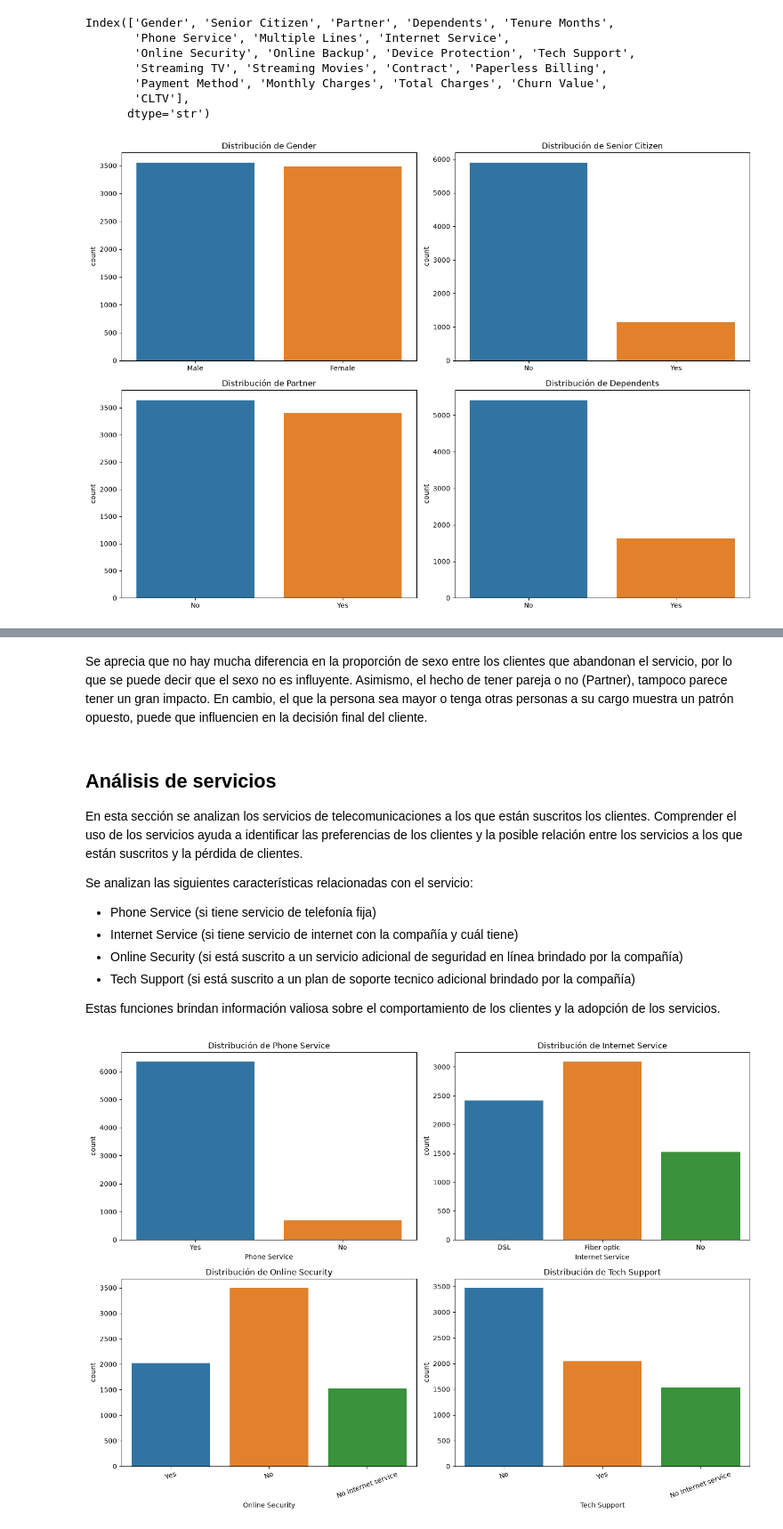
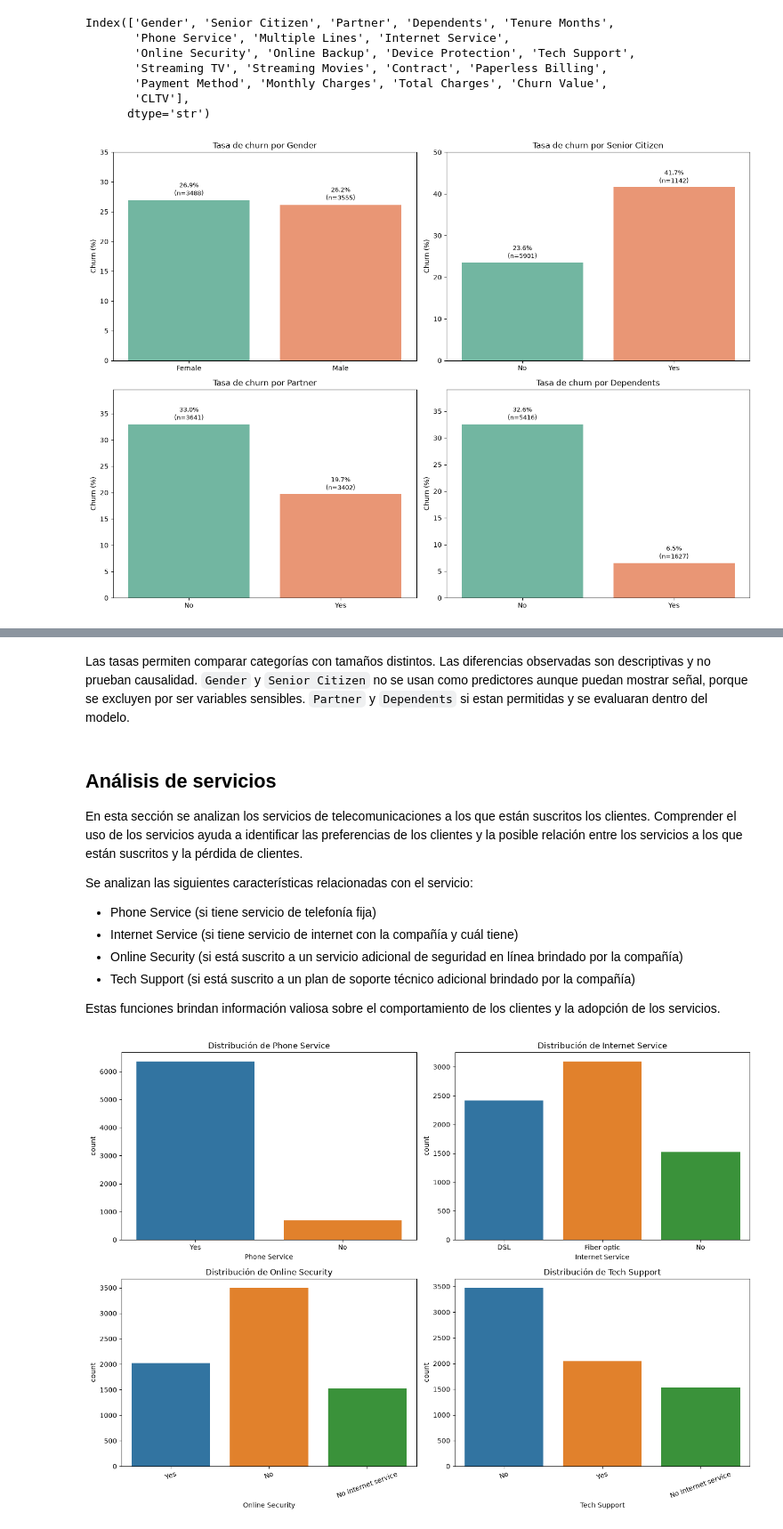
Before and after one commit to Sinoombre/IA-Parcial-2, a Jupyter notebook: data/EDA.ipynb, the cells around one changed output, grey strips where cells are left out. Shown at 89% size. Cells and saved outputs as stored; diff of their text form; code cells hidden in the pictures.

```diff
--- a/data/EDA.ipynb
+++ b/data/EDA.ipynb
@@ -310,53 +282,33 @@ Index(['Gender', 'Senior Citizen', 'Partner', 'Dependents', 'Tenure Months',
        'CLTV'],
       dtype='str')
 # %%
-fig , axis = plt.subplots(2,2,figsize=(14,10))
-#gender
-sns.countplot(
-    x='Gender',
-    data=df,
-    hue='Gender',
-    ax=axis[0,0]
-)
-axis[0,0].set_title('Distribución de Gender')
-axis[0,0].set_xlabel('')
-axis[0,0].set_ylabel('count')
+demograficas = ['Gender', 'Senior Citizen', 'Partner', 'Dependents']
 
-#senior citizen
-
-sns.countplot(
-    x='Senior Citizen',
-    data=df,
-    hue='Senior Citizen',
-    ax=axis[0,1]
-)
-axis[0,1].set_title('Distribución de Senior Citizen')
-axis[0,1].set_xlabel('')
-axis[0,1].set_ylabel('count')
-
-#partner
-sns.countplot(
-    x='Partner',
-    data=df,
-    hue='Partner',
-    ax=axis[1,0]
-)
-axis[1,0].set_title('Distribución de Partner')
-axis[1,0].set_xlabel('')
-axis[1,0].set_ylabel('count')
-
-#Dependents
-sns.countplot(
-    x='Dependents',
-    data=df,
-    hue='Dependents',
-    ax=axis[1,1]
-)
-axis[1,1].set_title('Distribución de Dependents')
-axis[1,1].set_xlabel('')
-axis[1,1].set_ylabel('count')
-
+fig, axis = plt.subplots(2, 2, figsize=(14, 10))
+for eje, variable in zip(axis.ravel(), demograficas):
+    tabla = df.groupby(variable, dropna=False)['Churn Value'].agg(
+        clientes='size', churners='sum', tasa_churn='mean'
+    ).reset_index()
+    tabla['tasa_churn_pct'] = tabla['tasa_churn'] * 100
+    sns.barplot(data=tabla, x=variable, y='tasa_churn_pct', hue=variable,
+                legend=False, ax=eje, palette='Set2')
+    eje.set_title(f'Tasa de churn por {variable}')
+    eje.set_xlabel('')
+    eje.set_ylabel('Churn (%)')
+    eje.set_ylim(0, max(35, tabla['tasa_churn_pct'].max() * 1.2))
+    for indice, fila in tabla.iterrows():
+        eje.text(indice, fila['tasa_churn_pct'] + 0.5,
+                 f"{fila['tasa_churn_pct']:.1f}%\n(n={int(fila['clientes'])})",
+                 ha='center', va='bottom', fontsize=9)
 plt.tight_layout()
 plt.show()
+
+for variable in demograficas:
+    tabla = df.groupby(variable, dropna=False)['Churn Value'].agg(
+        clientes='size', churners='sum', tasa_churn='mean'
+    ).reset_index()
+    tabla['tasa_churn_pct'] = tabla['tasa_churn'] * 100
+    print(f'\n{variable}')
+    print(tabla.to_string(index=False, formatters={'tasa_churn_pct': '{:.2f}'.format}))
 # %% [output]
-[figure, old version]
+[figure, new version]
@@ -363,5 +334,5 @@ plt.show()
 # %% [markdown]
-Se aprecia que no hay mucha diferencia en la proporción de sexo entre los clientes que abandonan el servicio, por lo que se puede decir que el sexo no es influyente. Asimismo, el hecho de tener pareja o no (Partner), tampoco parece tener un gran impacto. En cambio, el que la persona sea mayor o tenga otras personas a su cargo muestra un patrón opuesto, puede que influencien en la decisión final del cliente.
+Las tasas permiten comparar categorías con tamaños distintos. Las diferencias observadas son descriptivas y no prueban causalidad. `Gender` y `Senior Citizen` no se usan como predictores aunque puedan mostrar señal, porque se excluyen por ser variables sensibles. `Partner` y `Dependents` si estan permitidas y se evaluaran dentro del modelo.
 # %% [markdown]
 ## Análisis de servicios
 
@@ -372,7 +343,7 @@ Se analizan las siguientes características relacionadas con el servicio:
 - Phone Service (si tiene servicio de telefonía fija)
 - Internet Service (si tiene servicio de internet con la compañía y cuál tiene)
 - Online Security (si está suscrito a un servicio adicional de seguridad en línea brindado por la compañía)
-- Tech Support (si está suscrito a un plan de soporte tecnico adicional brindado por la compañía)
+- Tech Support (si está suscrito a un plan de soporte técnico adicional brindado por la compañía)
 
 Estas funciones brindan información valiosa sobre el comportamiento de los clientes y la adopción de los servicios.
 # %%
```
Also changed, not shown: parts of 41 cells of this notebook.
